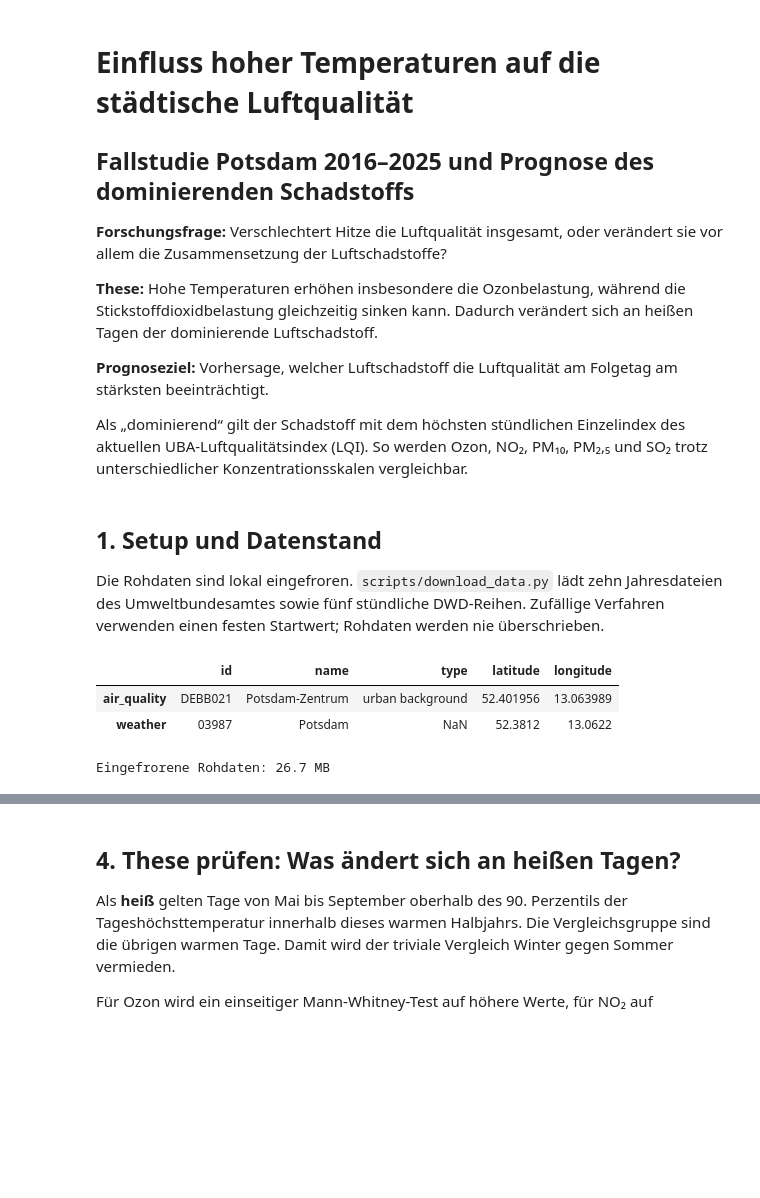
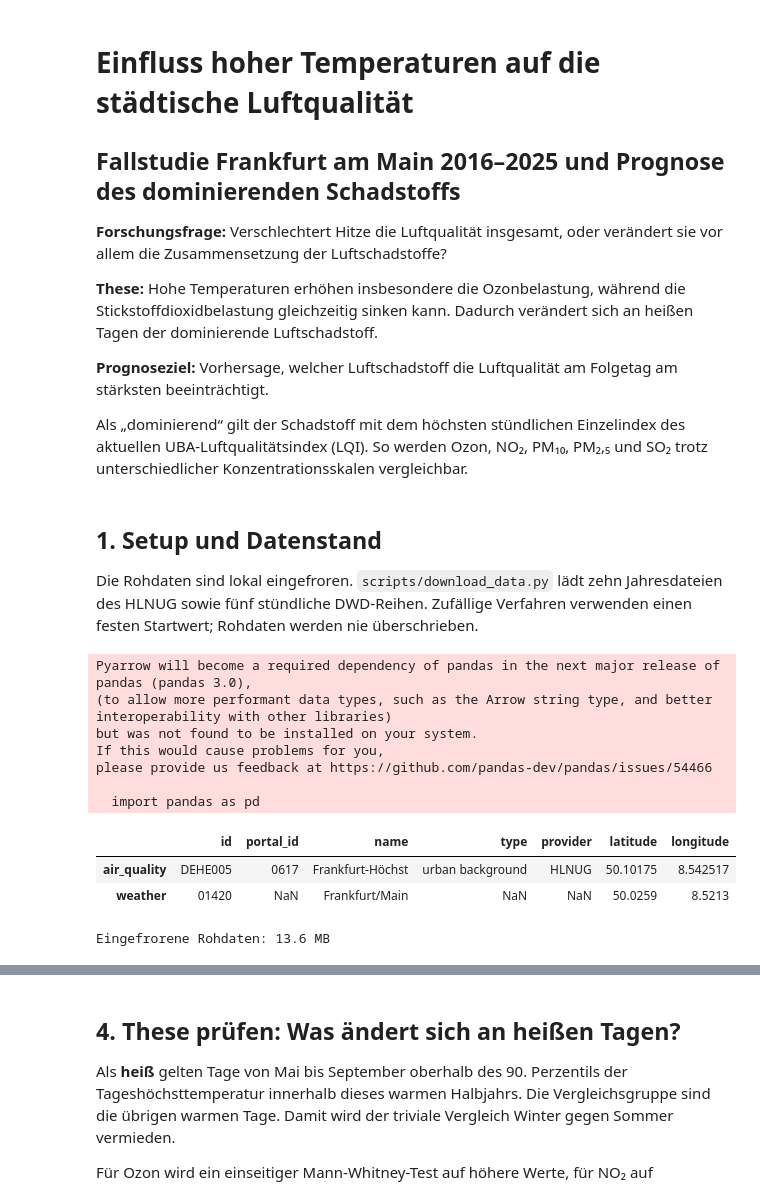
Before and after one commit to MoFrei98/BigDataPhotovoltaikerzeugung, a Jupyter notebook: notebooks/hitze_luftqualitaet_und_prognose.ipynb, the cells around one changed output, grey strips where cells are left out. Cells and saved outputs as stored; diff of their text form; code cells hidden in the pictures; blank space fills up the shorter version.

```diff
--- a/notebooks/hitze_luftqualitaet_und_prognose.ipynb
+++ b/notebooks/hitze_luftqualitaet_und_prognose.ipynb
@@ -1,7 +1,7 @@
 # %% [markdown]
 # Einfluss hoher Temperaturen auf die städtische Luftqualität
 
-## Fallstudie Potsdam 2016–2025 und Prognose des dominierenden Schadstoffs
+## Fallstudie Frankfurt am Main 2016–2025 und Prognose des dominierenden Schadstoffs
 
 **Forschungsfrage:** Verschlechtert Hitze die Luftqualität insgesamt, oder
 verändert sie vor allem die Zusammensetzung der Luftschadstoffe?
@@ -20,7 +20,7 @@ und SO₂ trotz unterschiedlicher Konzentrationsskalen vergleichbar.
 ## 1. Setup und Datenstand
 
 Die Rohdaten sind lokal eingefroren. `scripts/download_data.py` lädt zehn
-Jahresdateien des Umweltbundesamtes sowie fünf stündliche DWD-Reihen. Zufällige
+Jahresdateien des HLNUG sowie fünf stündliche DWD-Reihen. Zufällige
 Verfahren verwenden einen festen Startwert; Rohdaten werden nie überschrieben.
 # %%
 from __future__ import annotations
@@ -55,39 +55,51 @@ from sklearn.preprocessing import StandardScaler
 
 RANDOM_STATE = 42
 rng = np.random.default_rng(RANDOM_STATE)
 
 ROOT = Path.cwd().resolve()
 if ROOT.name == "notebooks":
     ROOT = ROOT.parent
 
 RAW_DIR = ROOT / "data" / "raw"
 PROCESSED_DIR = ROOT / "data" / "processed"
 FIGURES_DIR = ROOT / "figures"
 MODELS_DIR = ROOT / "models"
 for directory in (PROCESSED_DIR, FIGURES_DIR, MODELS_DIR):
     directory.mkdir(parents=True, exist_ok=True)
 
 START_YEAR, END_YEAR = 2016, 2025
-UBA_STATION, DWD_STATION = "DEBB021", "03987"
+AIR_STATION, DWD_STATION = "DEHE005", "01420"
 POLLUTANTS = ["O3", "NO2", "PM10", "PM2.5", "SO2"]
 LABELS = {
     "O3": "Ozon (O₃)", "NO2": "Stickstoffdioxid (NO₂)",
     "PM10": "Feinstaub (PM₁₀)", "PM2.5": "Feinstaub (PM₂,₅)",
     "SO2": "Schwefeldioxid (SO₂)",
 }
 COLORS = {"O3": "#d95f02", "NO2": "#1f78b4", "PM10": "#7570b3", "PM2.5": "#66a61e", "SO2": "#666666"}
 
 sns.set_theme(style="whitegrid", context="notebook")
-plt.rcParams.update({"figure.dpi": 120, "savefig.dpi": 180, "axes.titlesize": 14})
+plt.rcParams.update({
+    "font.family": "DejaVu Sans",
+    "figure.dpi": 120,
+    "savefig.dpi": 180,
+    "axes.titlesize": 14,
+})
 
 manifest = json.loads((RAW_DIR / "download_manifest.json").read_text(encoding="utf-8"))
 display(pd.DataFrame(manifest["stations"]).T)
 print(f"Eingefrorene Rohdaten: {sum(item['bytes'] for item in manifest['files']) / 1e6:.1f} MB")
 # %% [output]
+Pyarrow will become a required dependency of pandas in the next major release of pandas (pandas 3.0),
+(to allow more performant data types, such as the Arrow string type, and better interoperability with other libraries)
+but was not found to be installed on your system.
+If this would cause problems for you,
+please provide us feedback at https://github.com/pandas-dev/pandas/issues/54466
+
+  import pandas as pd
-|  | id | name | type | latitude | longitude |
-| air_quality | DEBB021 | Potsdam-Zentrum | urban background | 52.401956 | 13.063989 |
-| weather | 03987 | Potsdam | NaN | 52.3812 | 13.0622 |
+|  | id | portal_id | name | type | provider | latitude | longitude |
+| air_quality | DEHE005 | 0617 | Frankfurt-Höchst | urban background | HLNUG | 50.10175 | 8.542517 |
+| weather | 01420 | NaN | Frankfurt/Main | NaN | NaN | 50.0259 | 8.5213 |
-Eingefrorene Rohdaten: 26.7 MB
+Eingefrorene Rohdaten: 13.6 MB
 # %% [markdown]
 ## 2. Daten laden, Zeitstempel vereinheitlichen und räumlich zuordnen
 
```
Also changed, not shown: parts of 12 cells of this notebook, 52 other files.
